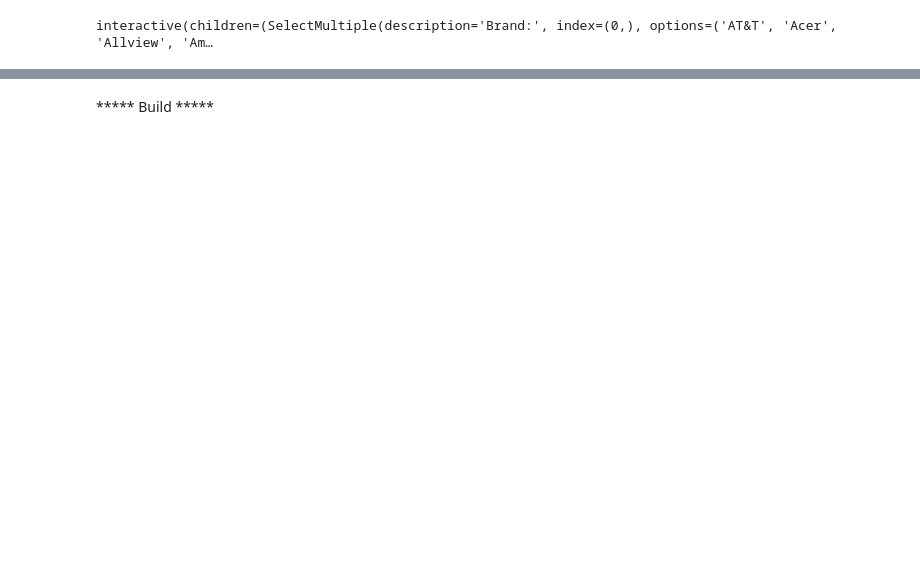
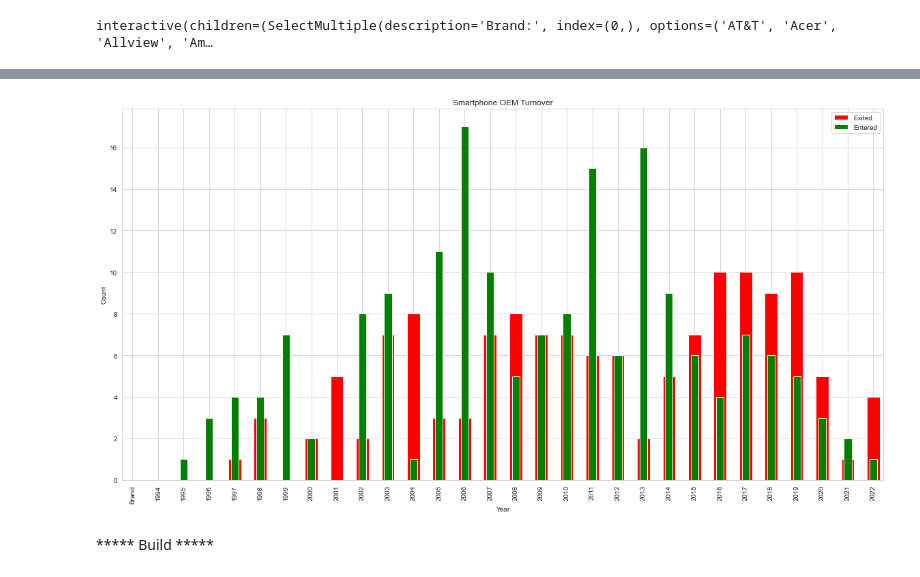
Before and after one commit to AlbertHunduza/Smartphone-Project, a Jupyter notebook: Overview and Analysis.ipynb, the cells around one changed output, grey strips where cells are left out. Drawn from its saved outputs; the diff is of its cells as text; code cells hidden in the pictures; blank space fills up the shorter version.

Commit message:
added turnover 2.0

```diff
--- a/Overview and Analysis.ipynb
+++ b/Overview and Analysis.ipynb
@@ -250,3 +236,58 @@ plt.show()
+# %%
+# Create a pivot table to count the number of models released by each OEM in each year
+models_per_year = pd.pivot_table(df, values='Model', index='Brand', columns='Release_Year', aggfunc='count', fill_value=0)
+
+# Reindex the pivot table to include all years from 1995 to 2022
+all_years = pd.Index(range(1994, 2023), name='Year')
+models_per_year = models_per_year.reindex(columns=all_years, fill_value=0)
+
+# Reset the index to convert the pivot table into a DataFrame
+models_per_year = models_per_year.reset_index()
+
+# Create a new dataframe to record the changes
+changes_df = models_per_year.copy()
+
+# Iterate over each row starting from the second row
+for i in range(0, len(models_per_year)):
+    # Iterate over each year column starting from the second column
+    for j in range(2, len(models_per_year.columns)):
+        if j == 0:
+            continue
+
+        prev_value = int(models_per_year.iloc[i, j-1])
+        curr_value = int(models_per_year.iloc[i, j])
+
+        # Check the conditions and label the changes accordingly
+        if prev_value == 0 and curr_value > 0:
+            changes_df.iloc[i, j] = "entered"
+        elif prev_value == 0 and curr_value == 0:
+            changes_df.iloc[i, j] = "no change"
+        elif prev_value > 0 and curr_value > 0:
+            changes_df.iloc[i, j] = "no change"
+        elif prev_value > 0 and curr_value == 0:
+            changes_df.iloc[i, j] = "exited"
+
+# Compute the counts of entered and exited OEMs
+entered_counts = changes_df[changes_df == "entered"].count()
+exited_counts = changes_df[changes_df == "exited"].count()
+
+# Create a bar plot
+fig, ax = plt.subplots(figsize=(20, 10))
+exited_counts.plot(kind="bar", color="red", label="Exited", ax=ax)
+entered_counts.plot(kind="bar", color="green", label="Entered", ax=ax, width=0.3)
+
+# Set the plot title and axis labels
+plt.title("Smartphone OEM Turnover")
+plt.xlabel("Year")
+plt.ylabel("Count")
+
+# Add a legend
+plt.legend()
+
+# Display the plot
+plt.show()
+# %% [output]
+[figure, added]
 # %% [markdown]
 ***** Build *****
 # %%
```
Also changed, not shown: parts of 11 cells of this notebook.
